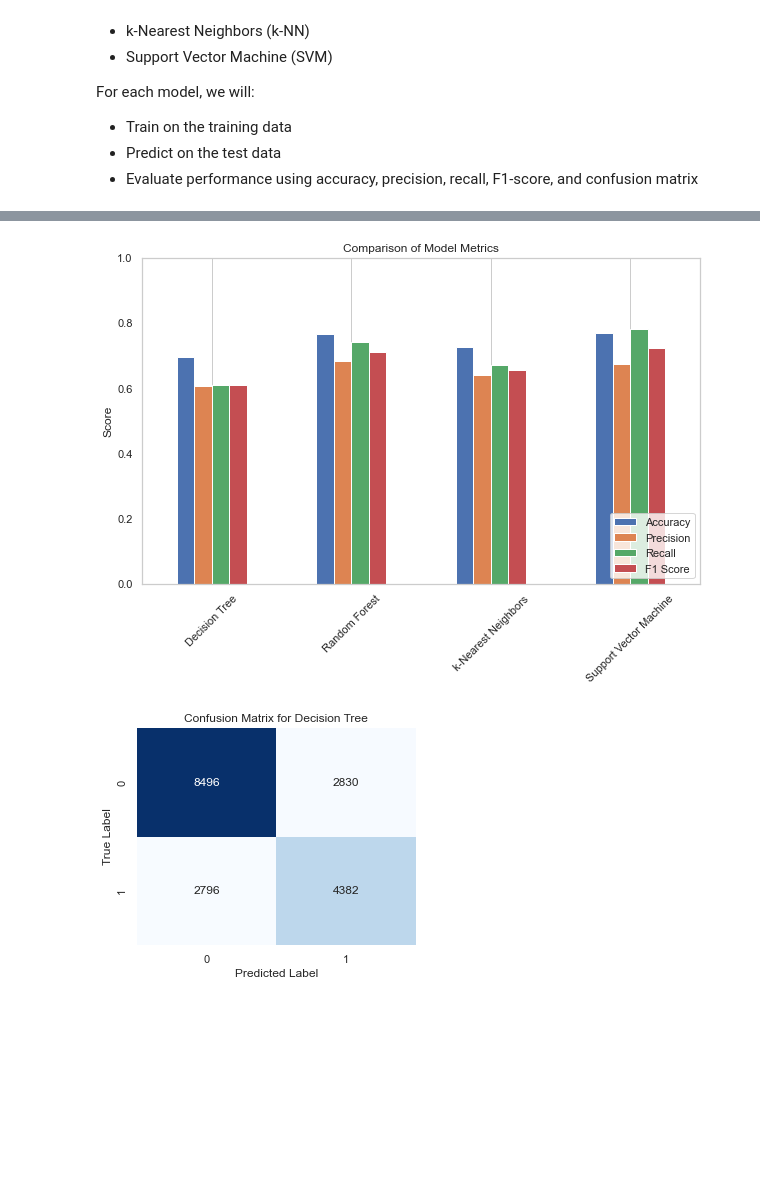
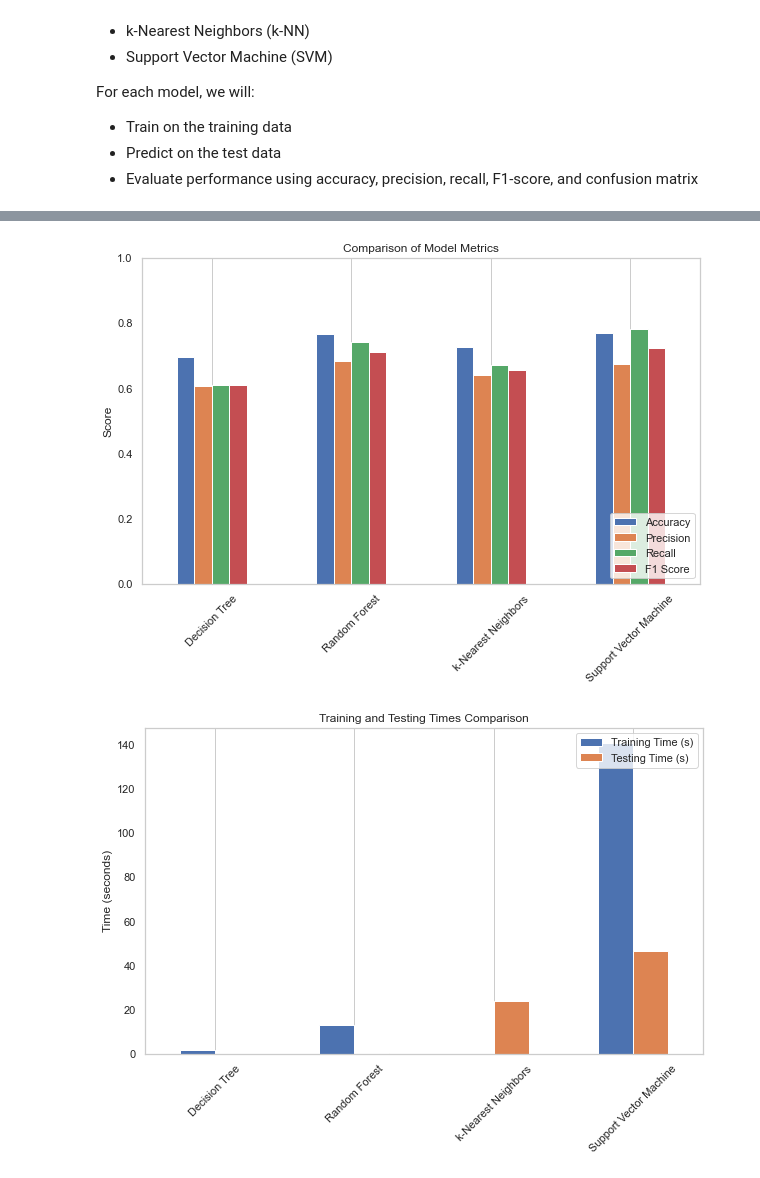
Before and after one commit to goncalosamp27/IA-FEUP, a Jupyter notebook: Project2/smoking_predictions.ipynb, the cells around one changed output, grey strips where cells are left out. Saved outputs shown, nothing was run; the diff lists cells and outputs as text; code cells hidden in the pictures; blank space fills up the shorter version.

```diff
--- a/Project2/smoking_predictions.ipynb
+++ b/Project2/smoking_predictions.ipynb
@@ -311,23 +311,18 @@ for name, model in models.items():
         'Test Predictions': y_pred
     }
 
-'''
-# save predictions for train and test in CSVs
+
+
 for name, res in results.items():
     train_df = pd.DataFrame(X_train).copy()
-    train_df['True Label'] = y_train
-    train_df['Predicted Label'] = res['Train Predictions']
-
+    train_df['True Label'] = y_train.astype(int).reset_index(drop=True)
+    train_df['Predicted Label'] = pd.Series(res['Train Predictions']).astype(int).reset_index(drop=True)
     train_df.to_csv(f'original/predictions/{name}_train_predictions.csv', index=False)
 
+    test_df = pd.DataFrame(X_test).copy()
+    test_df['Predicted Label'] = pd.Series(res['Test Predictions']).astype(int).reset_index(drop=True)
+    test_df.to_csv(f'original/predictions/{name}_test_predictions.csv', index=False)
 
-    test_df = pd.DataFrame(X_test).copy()
-    if 'y_test' in globals():
-        test_df['True Label'] = y_test
-    test_df['Predicted Label'] = res['Test Predictions']
-
-    test_df.to_csv(f'original/predictions/{name}_test_predictions.csv', index=False)
-   '''
 #--------
 metrics_df = pd.DataFrame({
     model_name: {
@@ -356,6 +351,17 @@ plt.legend(loc='lower right')
 plt.grid(axis='y')
 plt.show()
 
+# time
+times_df = metrics_df[['Training Time (s)', 'Testing Time (s)']].copy()
+
+times_df.plot(kind='bar', figsize=(10,6))
+plt.title('Training and Testing Times Comparison')
+plt.ylabel('Time (seconds)')
+plt.xticks(rotation=45)
+plt.legend(loc='upper right')
+plt.grid(axis='y')
+plt.show()
+
 # confusion matrices
 for name, res in results.items():
     cm = res['Confusion Matrix']
@@ -386,2 +392,2 @@ Support Vector Machine         143.084104         46.301096
 [figure]
-[figure, old version]
+[figure, new version]
```
Also changed, not shown: parts of 2 cells of this notebook, 8 other files.
